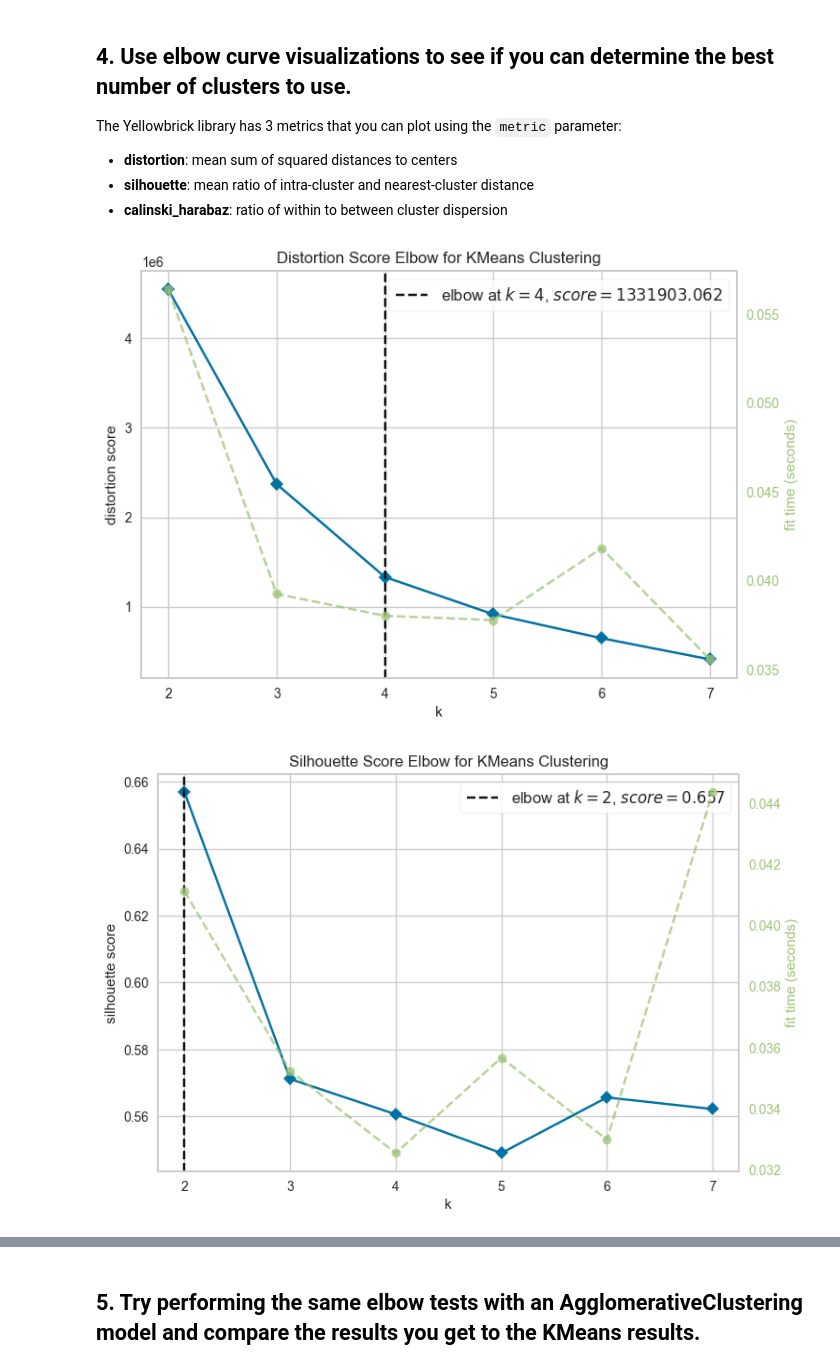
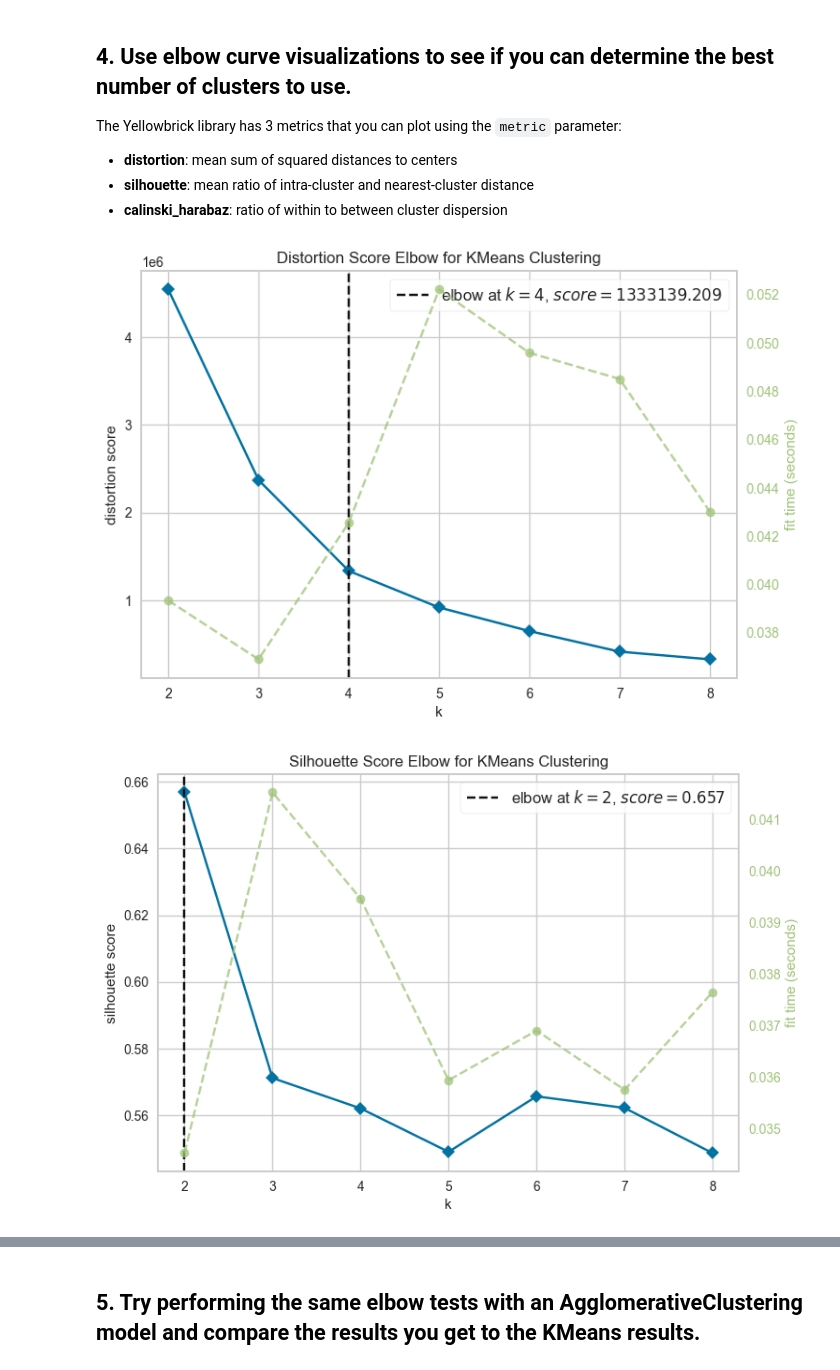
Before and after one commit to Ironhack-Data-Madrid-Octubre-2023/7.4-lab_unsupervised_learning_evaluation, a Jupyter notebook: your-code/main.ipynb, the cells around one changed output, grey strips where cells are left out. Drawn from its saved outputs; the diff is of its cells as text; code cells hidden in the pictures.

```diff
--- a/your-code/main.ipynb
+++ b/your-code/main.ipynb
@@ -33,8 +33,9 @@ X.head()
 from sklearn.cluster import KMeans
 from sklearn.metrics import silhouette_score
 
-kmeans = KMeans(n_clusters=8)
-clusters1 = kmeans.fit(X)
-score = silhouette_score(X, clusters1.labels_, metric='euclidean')
-score
+kmeans = KMeans(n_clusters=8, random_state=42)
+kmeans.fit(X)
+
+etiquetas = kmeans.labels_
+silhouette_score(X, etiquetas)
 # %% [output]
@@ -53,0 +45,6 @@ score
+# %%
+kmeans = KMeans(n_clusters=5, random_state=42)
+kmeans.fit(X)
+
+etiquetas = kmeans.labels_
+silhouette_score(X, etiquetas)
@@ -65,0 +55,6 @@ score
+# %%
+kmeans = KMeans(n_clusters=3, random_state=42)
+kmeans.fit(X)
+
+etiquetas = kmeans.labels_
+silhouette_score(X, etiquetas)
@@ -74,22 +71,22 @@ The Yellowbrick library has 3 metrics that you can plot using the `metric` param
 # %%
 from yellowbrick.cluster import KElbowVisualizer
 from sklearn import cluster
 
 modelo=cluster.KMeans()
 
-visual=KElbowVisualizer(modelo, k=(2,8))
+visual=KElbowVisualizer(modelo, k=(2,9))
 
 visual.fit(X)
 
 visual.poof();
 # %% [output]
-[figure, old version]
+[figure, new version]
 # %%
-visual=KElbowVisualizer(modelo,metric='silhouette', k=(2,8))
+visual=KElbowVisualizer(modelo,metric='silhouette', k=(2,9))
 
 visual.fit(X)
 
 visual.poof();
 # %% [output]
-[figure, old version]
+[figure, new version]
 # %%
```
Also changed, not shown: parts of 11 cells of this notebook.
